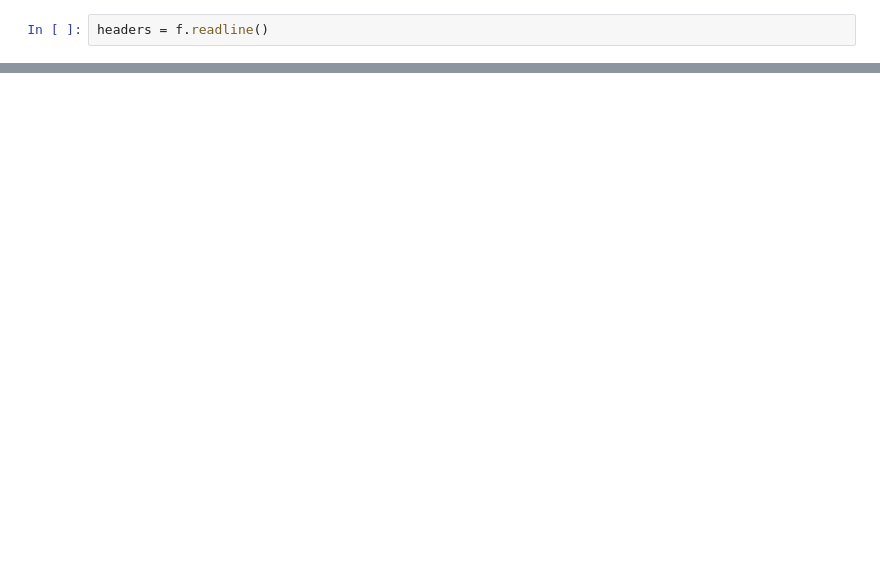
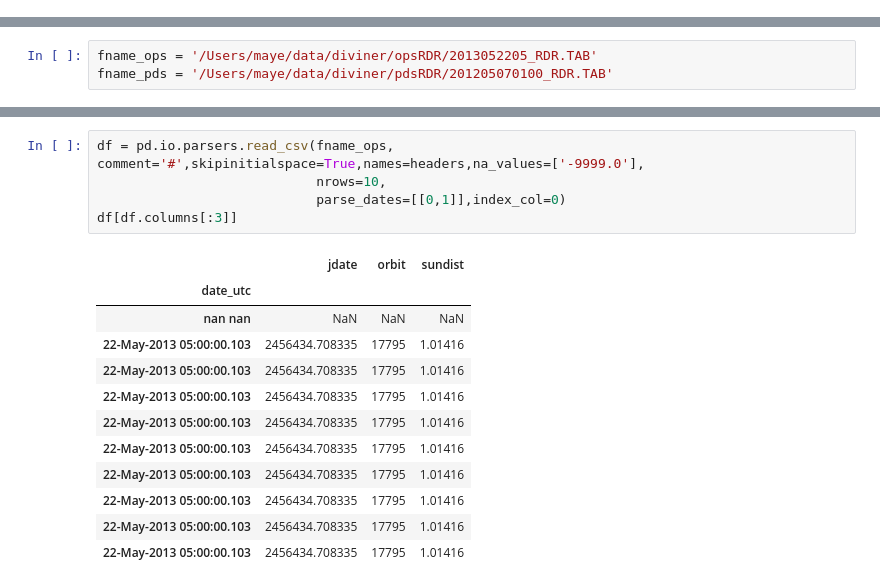
Before and after one commit to lro-diviner/divcalib, a Jupyter notebook: notebooks/reading opsrdr data.ipynb, the cells around one changed output, grey strips where cells are left out. Saved outputs shown, nothing was run; the diff lists cells and outputs as text; blank space fills up the shorter version.

```diff
--- a/notebooks/reading opsrdr data.ipynb
+++ b/notebooks/reading opsrdr data.ipynb
@@ -28,2 +4,0 @@ f = open(fname)
-# %%
-headers = f.readline()
@@ -43,0 +5,3 @@ len(columns)
+# %%
+fname_ops = '/Users/maye/data/diviner/opsRDR/2013052205_RDR.TAB'
+fname_pds = '/Users/maye/data/diviner/pdsRDR/201205070100_RDR.TAB'
@@ -43,0 +30,18 @@ len(columns)
+# %%
+df = pd.io.parsers.read_csv(fname_ops, comment='#',skipinitialspace=True,names=headers,na_values=['-9999.0'],
+                            nrows=10,
+                            parse_dates=[[0,1]],index_col=0)
+df[df.columns[:3]]
+# %% [output]
+|  | jdate | orbit | sundist |
+| date_utc |  |  |  |
+| nan nan | NaN | NaN | NaN |
+| 22-May-2013 05:00:00.103 | 2456434.708335 | 17795 | 1.01416 |
+| 22-May-2013 05:00:00.103 | 2456434.708335 | 17795 | 1.01416 |
+| 22-May-2013 05:00:00.103 | 2456434.708335 | 17795 | 1.01416 |
+| 22-May-2013 05:00:00.103 | 2456434.708335 | 17795 | 1.01416 |
+| 22-May-2013 05:00:00.103 | 2456434.708335 | 17795 | 1.01416 |
+| 22-May-2013 05:00:00.103 | 2456434.708335 | 17795 | 1.01416 |
+| 22-May-2013 05:00:00.103 | 2456434.708335 | 17795 | 1.01416 |
+| 22-May-2013 05:00:00.103 | 2456434.708335 | 17795 | 1.01416 |
+| 22-May-2013 05:00:00.103 | 2456434.708335 | 17795 | 1.01416 |
```
Also changed, not shown: parts of 12 cells of this notebook, 2 other files.
